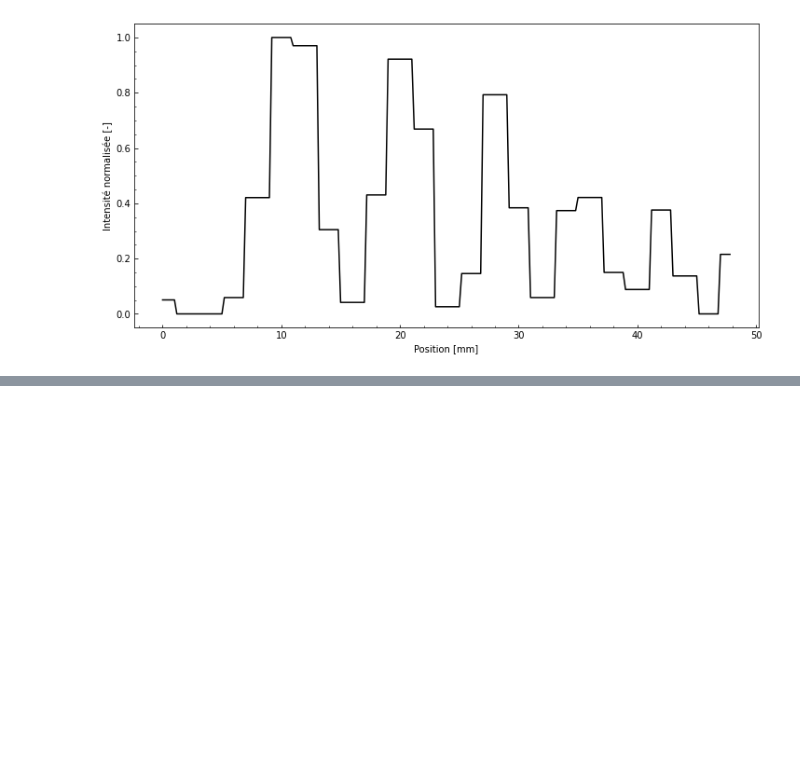
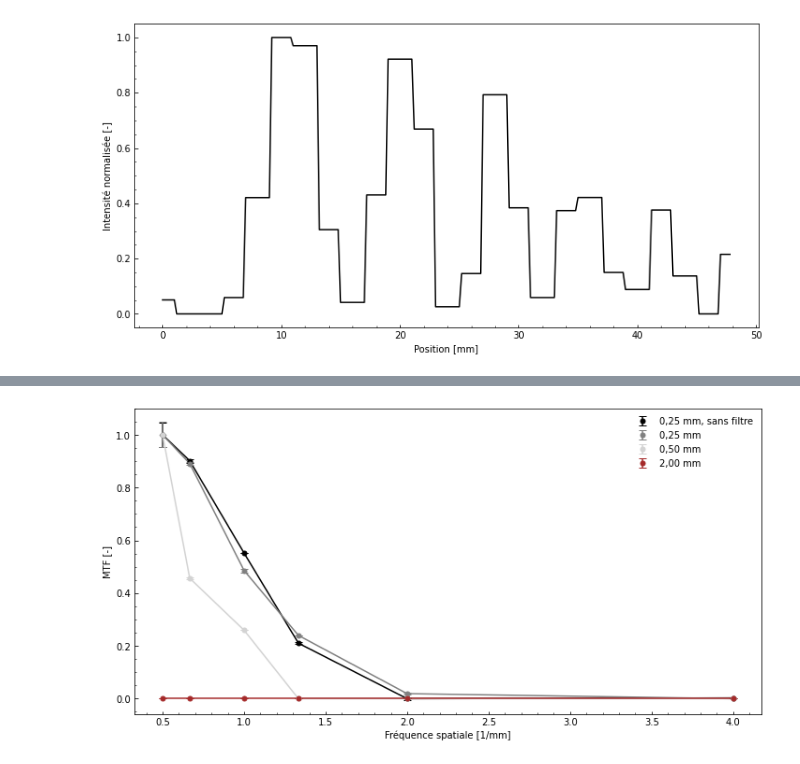
Before and after one commit to felixantoine1/labV_projet, a Jupyter notebook: analyse_partie4.ipynb, the cells around one changed output, grey strips where cells are left out. Cells and saved outputs as stored; diff of their text form; code cells hidden in the pictures; blank space fills up the shorter version.

```diff
--- a/analyse_partie4.ipynb
+++ b/analyse_partie4.ipynb
@@ -621,0 +583,22 @@ figure_plot_p4(partie4_3d_320_200_y)
+# %%
+
+
+mpl.figure(figsize=(12,6))
+mpl.errorbar(x_scale, mtfs_partie4_3d_320_025_nofilter_y , std_mtfs_partie4_3d_320_025_nofilter_y, color="k", fmt='o', capsize=4, markersize=5, linestyle='', label='0,25 mm, sans filtre')
+mpl.plot(x_scale,mtfs_partie4_3d_320_025_nofilter_y  ,color="k")
+mpl.errorbar(x_scale, mtfs_partie4_3d_320_025_y, yerr=std_mtfs_partie4_3d_320_025_y, color="grey", fmt='o', capsize=4, markersize=5, linestyle='', label='0,25 mm')
+mpl.plot(x_scale, mtfs_partie4_3d_320_025_y,color="grey")
+mpl.errorbar(x_scale, mtfs_partie4_3d_320_050_y, yerr=std_mtfs_partie4_3d_320_050_y, color="lightgrey", fmt='o', capsize=4, markersize=5, linestyle='', label='0,50 mm')
+mpl.plot(x_scale, mtfs_partie4_3d_320_050_y, color="lightgrey")
+mpl.errorbar(x_scale, [0,0,0,0,0,0], yerr=[0,0,0,0,0,0], color="brown", fmt='o', capsize=4, markersize=5, linestyle='', label='2,00 mm')
+mpl.plot(x_scale,[0,0,0,0,0,0] ,color="brown")
+
+mpl.ylabel("MTF [-]")
+mpl.xlabel("Fréquence spatiale [1/mm]")
+mpl.legend(frameon=False)
+mpl.tick_params(axis='both', which='both', direction='in')
+mpl.minorticks_on()
+
+mpl.show()
+# %% [output]
+[figure, added]
```
Also changed, not shown: parts of 16 cells of this notebook.
